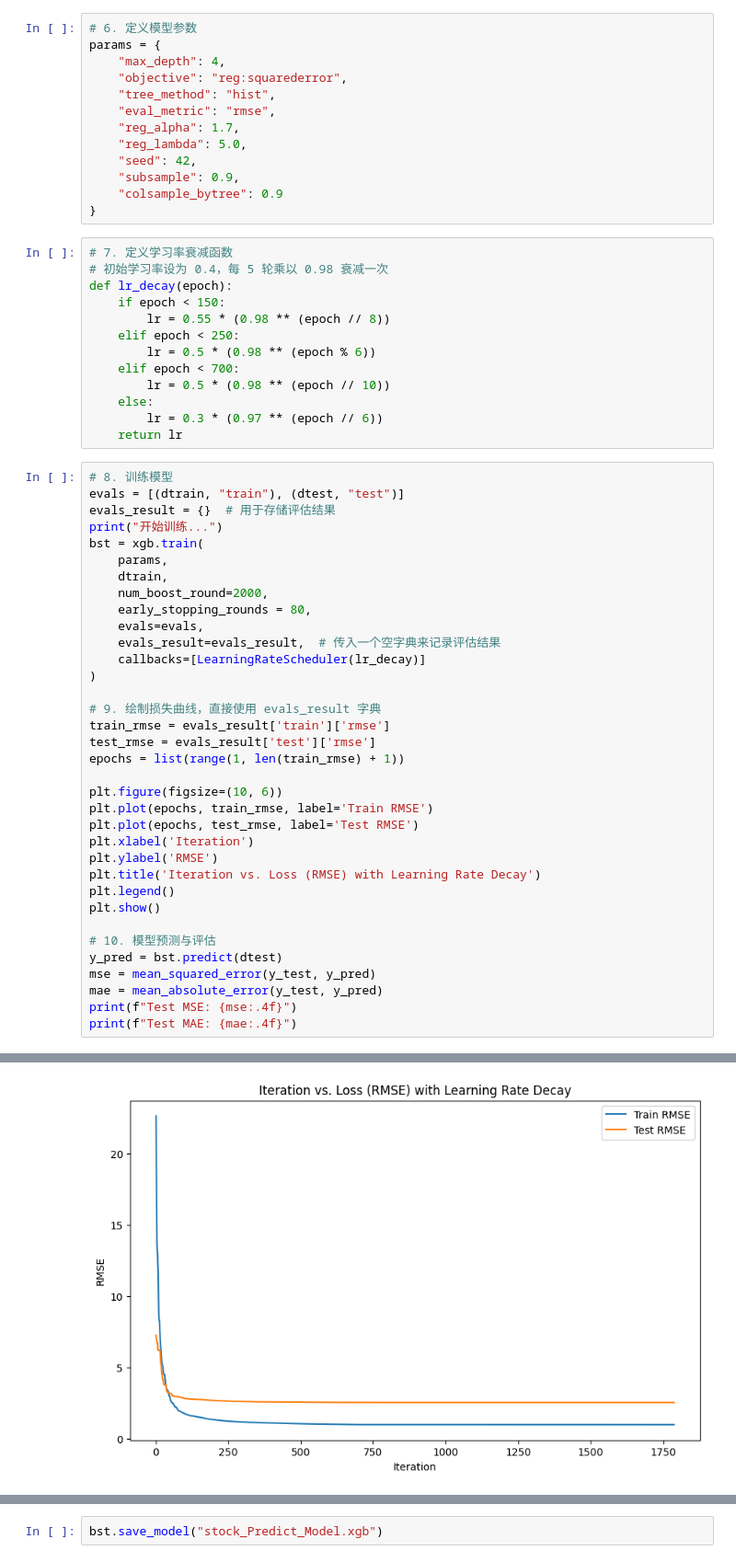
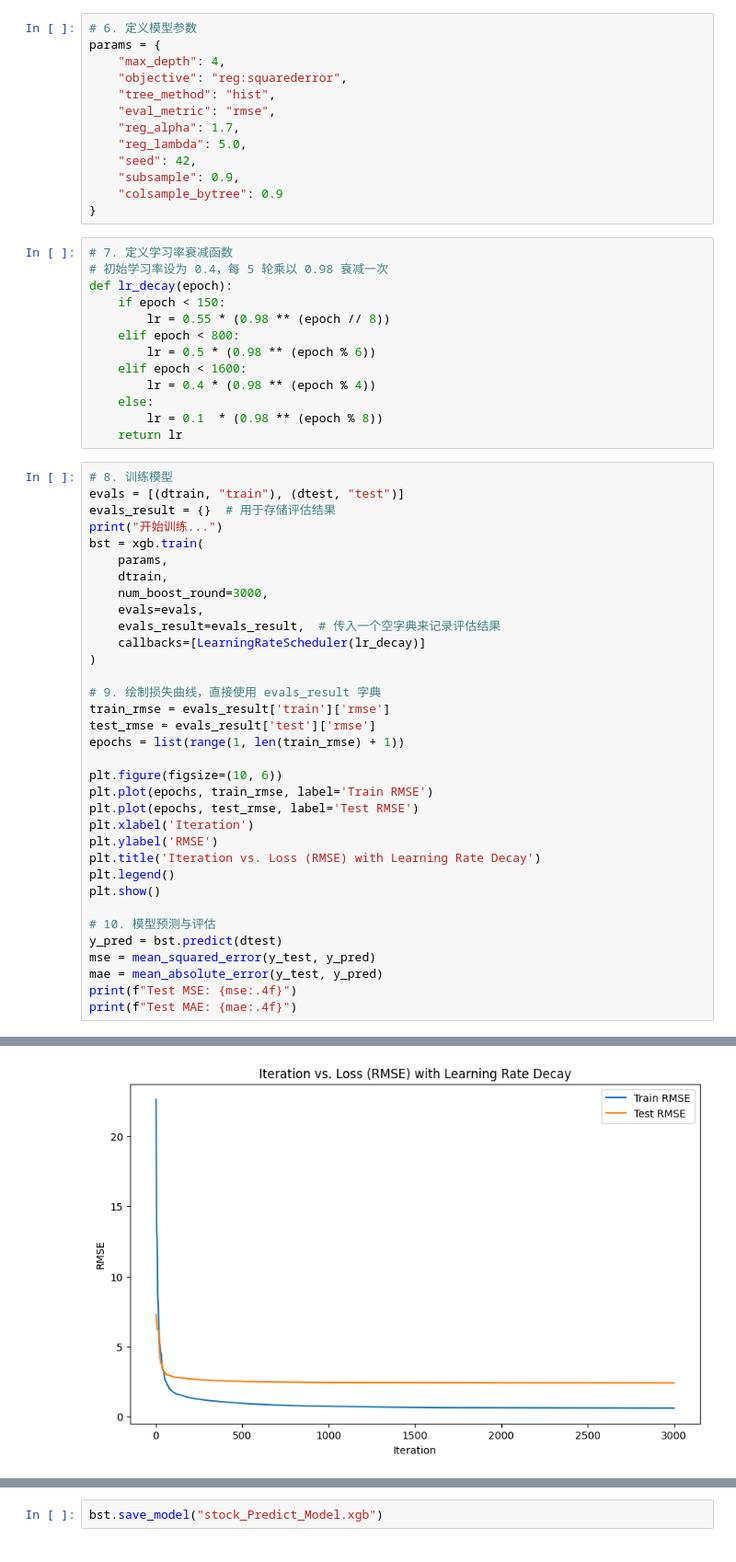
Before and after one commit to Baimin-Wang/SimpleStockML, a Jupyter notebook: XGBoostLearning/hyperparameterTuning.ipynb, the cells around one changed output, grey strips where cells are left out. Shown at 92% size. Drawn from its saved outputs; the diff is of its cells as text.

```diff
--- a/XGBoostLearning/hyperparameterTuning.ipynb
+++ b/XGBoostLearning/hyperparameterTuning.ipynb
@@ -67,12 +68,12 @@ params = {
 def lr_decay(epoch):
     if epoch < 150:
         lr = 0.55 * (0.98 ** (epoch // 8))
-    elif epoch < 250:
+    elif epoch < 800:
         lr = 0.5 * (0.98 ** (epoch % 6))
-    elif epoch < 700:
-        lr = 0.5 * (0.98 ** (epoch // 10))
+    elif epoch < 1600:
+        lr = 0.4 * (0.98 ** (epoch % 4))
     else:
-        lr = 0.3 * (0.97 ** (epoch // 6))
+        lr = 0.1  * (0.98 ** (epoch % 8))
     return lr
 # %%
 # 8. 训练模型
@@ -82,8 +83,7 @@ print("开始训练...")
 bst = xgb.train(
     params,
     dtrain,
-    num_boost_round=2000,
-    early_stopping_rounds = 80,
+    num_boost_round=3000,
     evals=evals,
     evals_result=evals_result,  # 传入一个空字典来记录评估结果
     callbacks=[LearningRateScheduler(lr_decay)]
@@ -130 +130 @@ print(f"Test MAE: {mae:.4f}")
-[figure, old version]
+[figure, new version]
```
Also changed, not shown: parts of 3 cells of this notebook, 5 other files.
